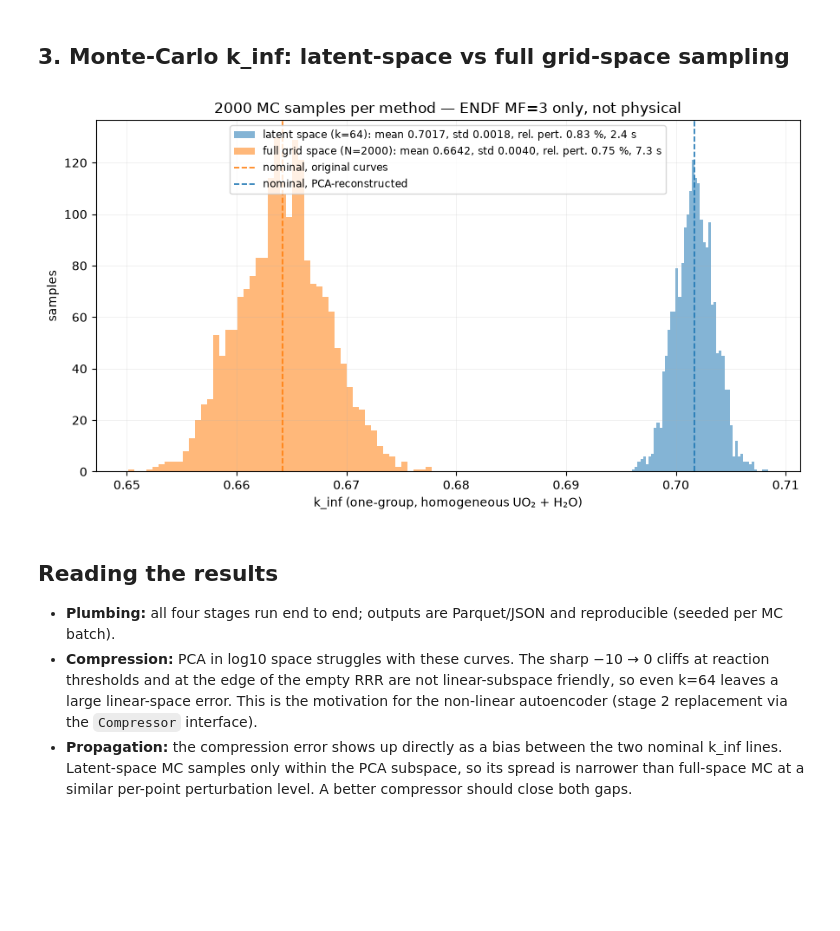
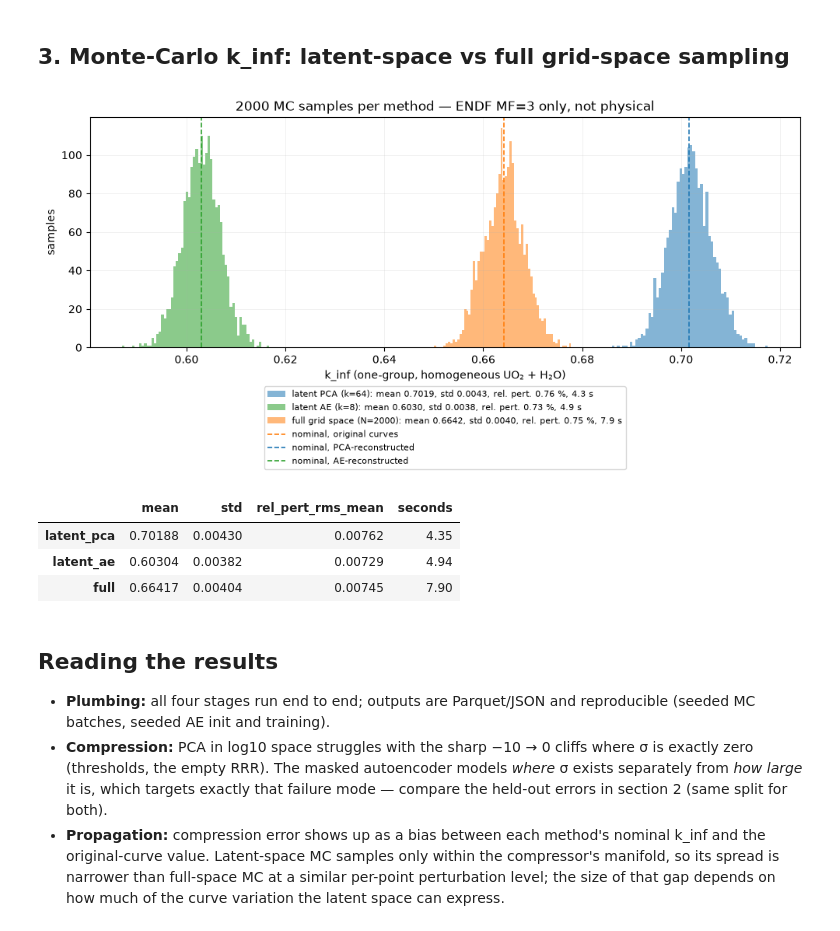
Before and after one commit to dr1810/HeisenBig, a Jupyter notebook: notebooks/01_thin_e2e.ipynb, the cells around one changed output. Cells and saved outputs as stored; diff of their text form; code cells hidden in the pictures; blank space fills up the shorter version.

```diff
--- a/notebooks/01_thin_e2e.ipynb
+++ b/notebooks/01_thin_e2e.ipynb
@@ -78,13 +89,27 @@ Per-curve relative L2 error in *linear* cross-section space, over all curves in
 # %%
 err = pd.DataFrame(pca_err["rows"])
-fig, ax = plt.subplots(figsize=(7.5, 4.5))
+fig, axes = plt.subplots(1, 2 if HAS_AE else 1, figsize=(13 if HAS_AE else 7.5, 4.5), squeeze=False)
+ax = axes[0, 0]
 for col, lab in [("mean_rel_err", "mean"), ("median_rel_err", "median"), ("p90_rel_err", "90th percentile")]:
     ax.semilogy(err.k, err[col], marker="o", label=lab)
 ax.axhline(0.01, color="gray", ls=":", lw=1, label="1 % target (median)")
 ax.axvline(pca_err["chosen_k"], color="k", ls="--", lw=1, label=f"chosen k = {pca_err['chosen_k']}")
 ax.set_xscale("log", base=2); ax.set_xticks(err.k, err.k)
-ax.set(xlabel="k (latent dimension)", ylabel="relative L2 error (linear xs)", title="PCA baseline compressor")
+ax.set(xlabel="k (latent dimension)", ylabel="relative L2 error (linear xs)", title="PCA, in-sample (all curves)")
 ax.legend(); ax.grid(alpha=.3, which="both", lw=.4)
+if HAS_AE:
+    cmp_df = pd.DataFrame(comp["rows"])
+    ax = axes[0, 1]
+    for name, col in (("pca", "C0"), ("ae", "C2")):
+        d = cmp_df[cmp_df.compressor == name]
+        ax.semilogy(d.k, d.val_median_rel_err, marker="o", color=col, label=f"{name.upper()} median (held-out)")
+        ax.semilogy(d.k, d.val_mean_rel_err, marker="s", ls="--", color=col, alpha=.6, label=f"{name.upper()} mean (held-out)")
+    ax.axvline(comp["ae_chosen_k"], color="k", ls="--", lw=1, label=f"AE chosen k = {comp['ae_chosen_k']}")
+    ax.set_xscale("log", base=2); ax.set_xticks(sorted(cmp_df.k.unique()), sorted(cmp_df.k.unique()))
+    sp = comp["split"]
+    ax.set(xlabel="k (latent dimension)", title=f"PCA vs autoencoder — {sp['val']} held-out curves (train {sp['train']})")
+    ax.legend(fontsize=8.5); ax.grid(alpha=.3, which="both", lw=.4)
 plt.tight_layout(); plt.show()
-err.round(4)
+(cmp_df.pivot(index="k", columns="compressor", values=["val_median_rel_err", "val_mean_rel_err", "train_median_rel_err"]).round(3)
+ if HAS_AE else err.round(4))
 # %% [output]
@@ -99,32 +124,43 @@ err.round(4)
 # %% [markdown]
 ## 3. Monte-Carlo k_inf: latent-space vs full grid-space sampling
 # %%
-fig, ax = plt.subplots(figsize=(9, 5))
 mc = uqs["mc"]
-labels = {"latent": f"latent space (k={uqs['latent_k']})", "full": f"full grid space (N={grid['n']})"}
-for i, m in enumerate(("latent", "full")):
+methods = [m for m in ("latent_pca", "latent_ae", "full") if m in mc]
+labels = {"latent_pca": f"latent PCA (k={uqs['latent']['pca']['k']})",
+          "latent_ae": f"latent AE (k={uqs['latent']['ae']['k']})" if "ae" in uqs["latent"] else "",
+          "full": f"full grid space (N={grid['n']})"}
+colors = {"latent_pca": "C0", "latent_ae": "C2", "full": "C1"}
+fig, ax = plt.subplots(figsize=(10, 5.2))
+for m in methods:
     k = samples.loc[samples.method == m, "k_inf"]
     r = mc[m]
-    ax.hist(k, bins=50, alpha=.55, color=f"C{i}",
+    ax.hist(k, bins=60, alpha=.55, color=colors[m],
             label=f"{labels[m]}: mean {r['mean']:.4f}, std {r['std']:.4f}, "
                   f"rel. pert. {100*r['rel_pert_rms_mean']:.2f} %, {r['seconds']:.1f} s")
-ax.axvline(uqs["k_inf_nominal_original"], color="C1", ls="--", lw=1.2, label="nominal, original curves")
-ax.axvline(uqs["k_inf_nominal_reconstructed"], color="C0", ls="--", lw=1.2, label="nominal, PCA-reconstructed")
+ax.axvline(uqs["k_inf_nominal_original"], color=colors["full"], ls="--", lw=1.2, label="nominal, original curves")
+for name, v in uqs["k_inf_nominal_reconstructed"].items():
+    ax.axvline(v, color=colors[f"latent_{name}"], ls="--", lw=1.2, label=f"nominal, {name.upper()}-reconstructed")
+n_per = len(samples) // len(methods)
 ax.set(xlabel="k_inf (one-group, homogeneous UO₂ + H₂O)", ylabel="samples",
-       title=f"{len(samples)//2} MC samples per method — ENDF MF=3 only, not physical")
-ax.legend(fontsize=8.5, loc="upper center"); ax.grid(alpha=.3, lw=.4)
+       title=f"{n_per} MC samples per method — ENDF MF=3 only, not physical")
+ax.legend(fontsize=8, loc="upper center", bbox_to_anchor=(0.5, -0.15), ncol=1); ax.grid(alpha=.3, lw=.4)
 plt.tight_layout()
 (OUT / "figures").mkdir(exist_ok=True)
-fig.savefig(OUT / "figures" / "thin_e2e_kinf.png", dpi=150)
+fig.savefig(OUT / "figures" / "thin_e2e_kinf.png", dpi=150, bbox_inches="tight")
 plt.show()
+pd.DataFrame({m: mc[m] for m in methods}).T.round(5)
 # %% [output]
-[figure, old version]
+[figure, new version]
+|  | mean | std | rel_pert_rms_mean | seconds |
+| latent_pca | 0.70188 | 0.00430 | 0.00762 | 4.35 |
+| latent_ae | 0.60304 | 0.00382 | 0.00729 | 4.94 |
+| full | 0.66417 | 0.00404 | 0.00745 | 7.90 |
 # %% [markdown]
 ## Reading the results
-- **Plumbing:** all four stages run end to end; outputs are Parquet/JSON and reproducible (seeded per MC batch).
-- **Compression:** PCA in log10 space struggles with these curves. The sharp −10 → 0 cliffs at reaction thresholds and at the
-  edge of the empty RRR are not linear-subspace friendly, so even k=64 leaves a large linear-space error. This is the
-  motivation for the non-linear autoencoder (stage 2 replacement via the `Compressor` interface).
-- **Propagation:** the compression error shows up directly as a bias between the two nominal k_inf lines.
-  Latent-space MC samples only within the PCA subspace, so its spread is narrower than full-space MC at a
-  similar per-point perturbation level. A better compressor should close both gaps.
+- **Plumbing:** all four stages run end to end; outputs are Parquet/JSON and reproducible (seeded MC batches, seeded AE init and training).
+- **Compression:** PCA in log10 space struggles with the sharp −10 → 0 cliffs where σ is exactly zero (thresholds, the empty RRR).
+  The masked autoencoder models *where* σ exists separately from *how large* it is, which targets exactly that failure mode —
+  compare the held-out errors in section 2 (same split for both).
+- **Propagation:** compression error shows up as a bias between each method's nominal k_inf and the original-curve value.
+  Latent-space MC samples only within the compressor's manifold, so its spread is narrower than full-space MC at a
+  similar per-point perturbation level; the size of that gap depends on how much of the curve variation the latent space can express.
```
Also changed, not shown: parts of 6 cells of this notebook, 2 other files.
